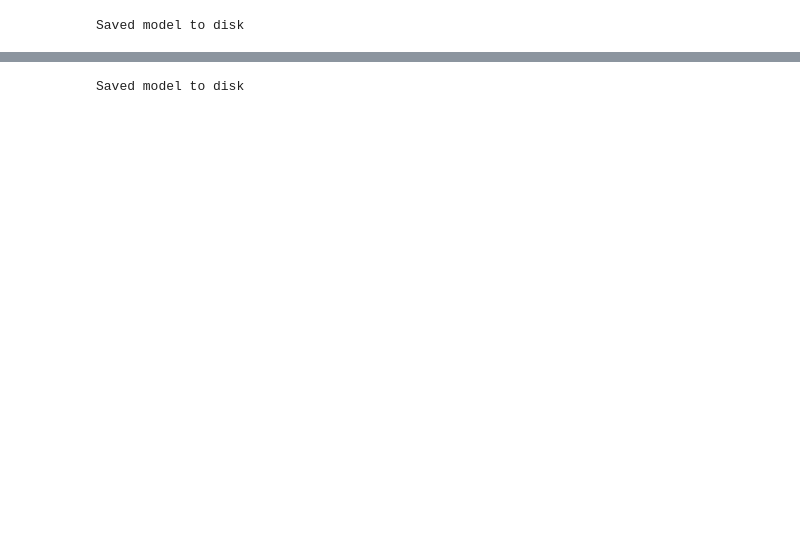
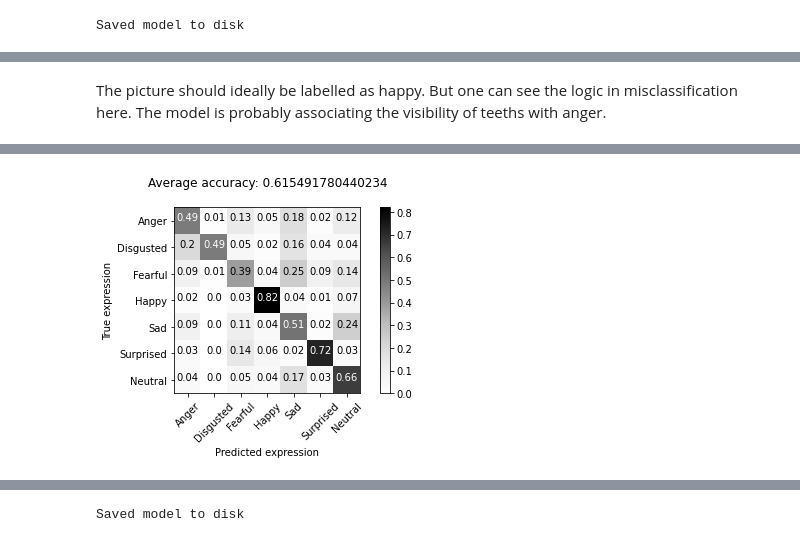
Before and after one commit to cpvivek/Facial-Emotion-Recognition, a Jupyter notebook: Capstone_DL&MLE_Facial_Emotion_Recognition_Vivek_CP.ipynb, the cells around one changed output, grey strips where cells are left out. Cells and saved outputs as stored; diff of their text form; code cells hidden in the pictures; blank space fills up the shorter version.

```diff
--- a/Capstone_DL&MLE_Facial_Emotion_Recognition_Vivek_CP.ipynb
+++ b/Capstone_DL&MLE_Facial_Emotion_Recognition_Vivek_CP.ipynb
@@ -270,5 +258,6 @@ def FER_Model(input_shape=(48,48,1)):
 # %%
-model=FER_Model()
+#compiling the model
 opt=tf.keras.optimizers.Adam(lr=0.0001,decay=1e-6)
-model.compile(loss='categorical_crossentropy',optimizer=opt, metrics=['accuracy'])
+model_fer_1.compile(loss='categorical_crossentropy',optimizer=opt, metrics=['accuracy'])
+model_fer_1.summary()
 # %% [output]
@@ -292,9 +291,11 @@ None
 # %%
 num_epochs = 200
-history = model.fit_generator(train_flow,
+early_stopping=EarlyStopping(monitor='val_loss', mode='min', verbose=1, patience=15, restore_best_weights=True)#early stopping upon no improvement over 15 epochs
+history = model_fer_1.fit_generator(train_flow,
                     steps_per_epoch=len(x_train) / 64,
                     epochs=num_epochs,
                     verbose=1,
-                    validation_data=test_flow)
+                    validation_data=test_flow,
+                    callbacks=[early_stopping])
 # %% [output]
 Epoch 1/200
@@ -342,0 +389,41 @@ The model has exhibited hight training accuracy but low val, test accuracy. The
+# %% [markdown]
+The picture should ideally be labelled as happy. But one can see the logic in misclassification here. The model is probably associating the visibility of teeths with anger.
+# %%
+classes=np.array(("Anger", "Disgusted", "Fearful", "Happy", "Sad", "Surprised", "Neutral"))
+import itertools
+def plot_confusion_matrix(y_test, y_pred, classes,
+                          normalize=False,
+                          title='Unnormalized confusion matrix',
+                          cmap=plt.cm.Blues):
+    cm = confusion_matrix(y_test, y_pred)
+
+    if normalize:
+        cm = np.round(cm.astype('float') / cm.sum(axis=1)[:, np.newaxis], 2)
+
+    np.set_printoptions(precision=2)
+
+    plt.imshow(cm, interpolation='nearest', cmap=cmap)
+    plt.title(title)
+    plt.colorbar()
+    tick_marks = np.arange(len(classes))
+    plt.xticks(tick_marks, classes, rotation=45)
+    plt.yticks(tick_marks, classes)
+
+    thresh = cm.min() + (cm.max() - cm.min()) / 2.
+    for i, j in itertools.product(range(cm.shape[0]), range(cm.shape[1])):
+        plt.text(j, i, cm[i, j],
+                 horizontalalignment="center",
+                 color="white" if cm[i, j] > thresh else "black")
+
+    plt.tight_layout()
+    plt.ylabel('True expression')
+    plt.xlabel('Predicted expression')
+    plt.show()
+y_pred_ = model_fer_1.predict(x_test/255., verbose=1)
+y_pred = np.argmax(y_pred_, axis=1)
+t_te = np.argmax(y_test, axis=1)
+fig = plot_confusion_matrix(y_test=t_te, y_pred=y_pred,
+                      classes=classes,
+                      normalize=True,
+                      cmap=plt.cm.Greys,   title='Average accuracy: ' + str(np.sum(y_pred == t_te)/len(t_te)) + '\n')
+# %% [output]
@@ -342,0 +431 @@ The model has exhibited hight training accuracy but low val, test accuracy. The
+[figure, added]
```
Also changed, not shown: parts of 95 cells of this notebook.
